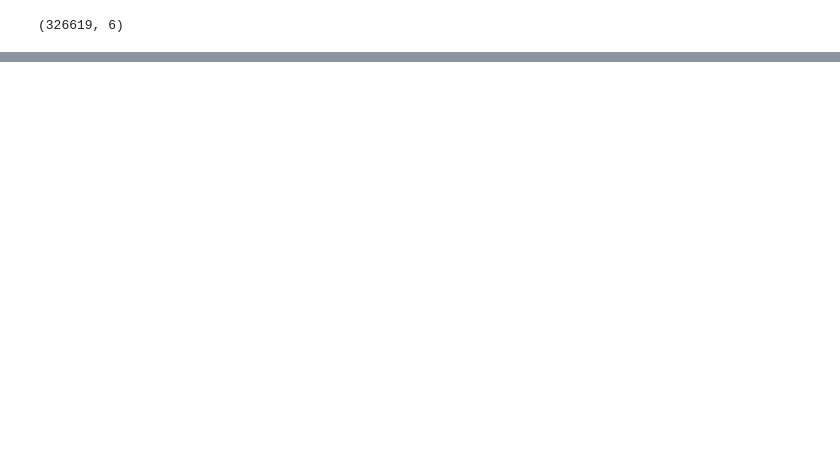
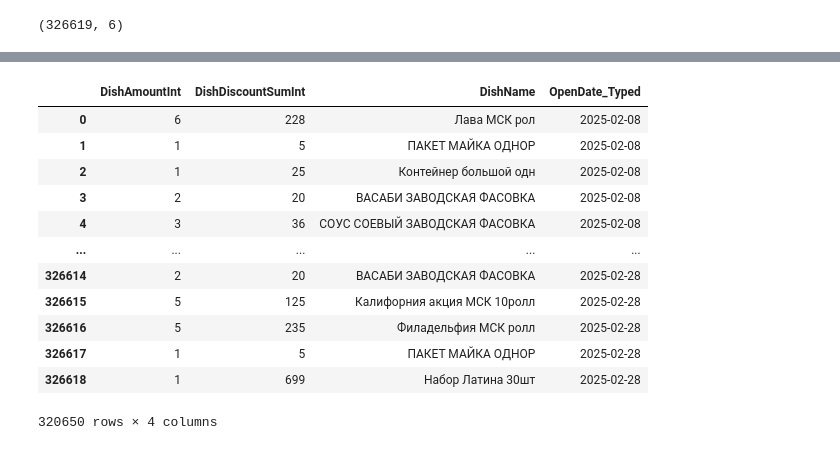
Before and after one commit to Maxxx-VS/Test_task, a Jupyter notebook: Sushi_test_task.ipynb, the cells around one changed output, grey strips where cells are left out. Cells and saved outputs as stored; diff of their text form; code cells hidden in the pictures; blank space fills up the shorter version.

```diff
--- a/Sushi_test_task.ipynb
+++ b/Sushi_test_task.ipynb
@@ -34,0 +28,10 @@ Drive already mounted at /content/drive; to attempt to forcibly remount, call dr
+# %%
+# Загрузка данных, сохраненных в Google Drive
+from google.colab import drive
+drive.mount('/content/drive')
+print('''Необходимо указать  № торговой точки:
+
+        №1 - Дианова, 14
+        №2 - Энтузиастов, 2/1
+        №3 - Патриса Лумумбы, 4б''', '\n')
+choice = int(input("Выбор торговой точки: "))
@@ -34,0 +47,4 @@ Drive already mounted at /content/drive; to attempt to forcibly remount, call dr
+# %%
+address_list = ['id_точки 16.xlsx', 'id_точки 34.xlsx', 'id_точки 597.xlsx']
+path = '/content/drive/MyDrive/Sushi_test_task/' + address_list[choice-1]
+print(path)
@@ -156,0 +133,16 @@ check_dtype()
+# %%
+df
+# %% [output]
+|  | DishAmountInt | DishDiscountSumInt | DishName | OpenDate_Typed |
+| 0 | 6 | 228 | Лава МСК рол | 2025-02-08 |
+| 1 | 1 | 5 | ПАКЕТ МАЙКА ОДНОР | 2025-02-08 |
+| 2 | 1 | 25 | Контейнер большой одн | 2025-02-08 |
+| 3 | 2 | 20 | ВАСАБИ ЗАВОДСКАЯ ФАСОВКА | 2025-02-08 |
+| 4 | 3 | 36 | СОУС СОЕВЫЙ ЗАВОДСКАЯ ФАСОВКА | 2025-02-08 |
+| ... | ... | ... | ... | ... |
+| 326614 | 2 | 20 | ВАСАБИ ЗАВОДСКАЯ ФАСОВКА | 2025-02-28 |
+| 326615 | 5 | 125 | Калифорния акция МСК 10ролл | 2025-02-28 |
+| 326616 | 5 | 235 | Филадельфия МСК ролл | 2025-02-28 |
+| 326617 | 1 | 5 | ПАКЕТ МАЙКА ОДНОР | 2025-02-28 |
+| 326618 | 1 | 699 | Набор Латина 30шт | 2025-02-28 |
+320650 rows × 4 columns
```
Also changed, not shown: parts of 28 cells of this notebook.
